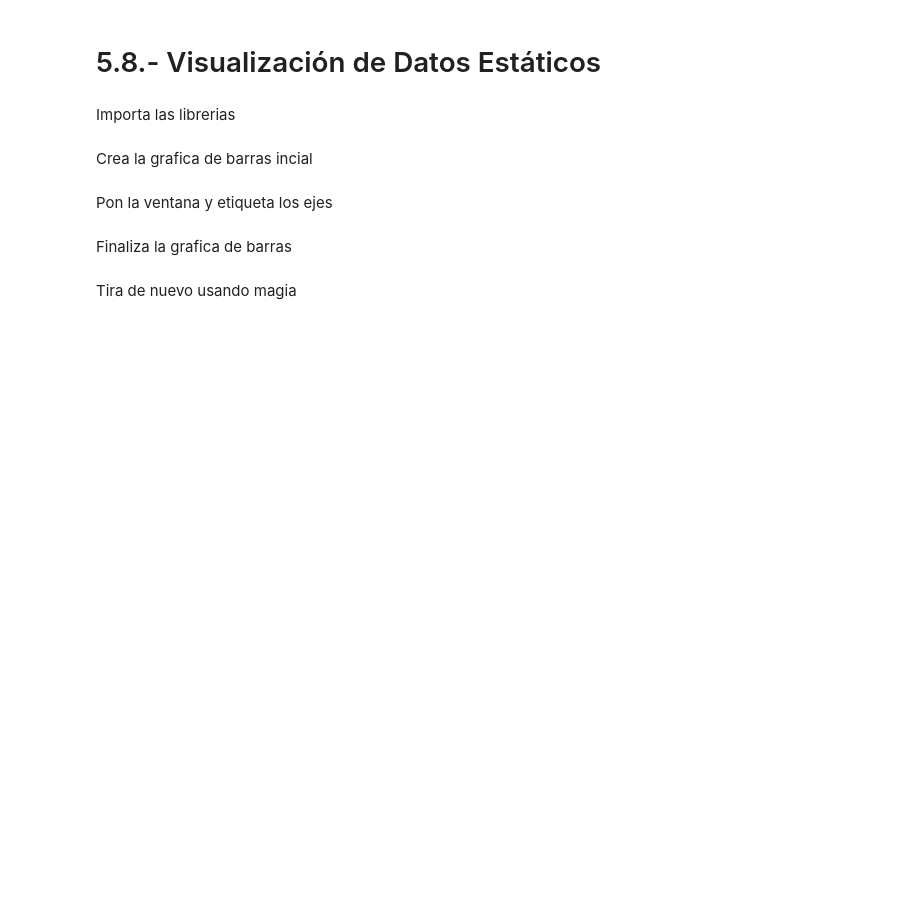
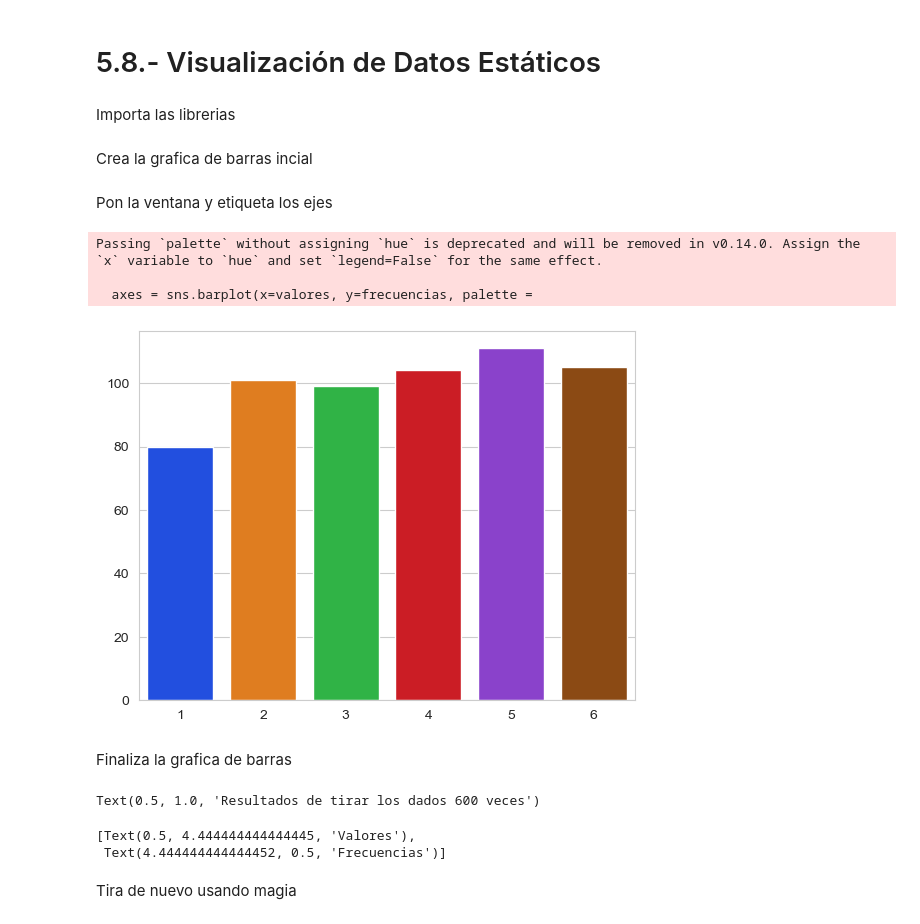
Before and after one commit to Rito-x45/6IV8_Rangel_Perez_Luis_fernando_AnalisisDeDatos, a Jupyter notebook: Cuadernos de Trabajo/5.-Listas y Tuplas.ipynb, the cells around one changed output. Saved outputs shown, nothing was run; the diff lists cells and outputs as text; code cells hidden in the pictures; blank space fills up the shorter version.

```diff
--- a/Cuadernos de Trabajo/5.-Listas y Tuplas.ipynb
+++ b/Cuadernos de Trabajo/5.-Listas y Tuplas.ipynb
@@ -366,2 +705,7 @@ lista = [-3,5,8,4,1,-6,7,10]
 # %% [markdown]
 Arma un for que te muestre los cuadrados pares de esta lista
+# %%
+for i in lista:
+    cuadrado = i**2
+    if cuadrado % 2 == 0:
+        print(cuadrado)
@@ -409,8 +849,33 @@ Importa las librerias
 # %% [markdown]
 Crea la grafica de barras incial
+# %%
+tirosdados = [random.randrange(1,7) for i in range(600)]
+# %%
+valores, frecuencias = np.unique(tirosdados, return_counts=True)
+
+titulo = f'Resultados de tirar los dados {len(tirosdados)} veces'
 # %% [markdown]
 Pon la ventana y etiqueta los ejes
+# %%
+sns.set_style("whitegrid")
+# %%
+axes = sns.barplot(x=valores, y=frecuencias, palette =
+"bright")
+# %% [output]
+Passing `palette` without assigning `hue` is deprecated and will be removed in v0.14.0. Assign the `x` variable to `hue` and set `legend=False` for the same effect.
+
+  axes = sns.barplot(x=valores, y=frecuencias, palette =
+[figure, added]
 # %% [markdown]
 Finaliza la grafica de barras
+# %%
+axes.set_title(titulo)
+# %% [output]
+Text(0.5, 1.0, 'Resultados de tirar los dados 600 veces')
+# %%
+axes.set(xlabel="Valores", ylabel="Frecuencias")
+# %% [output]
+[Text(0.5, 4.444444444444445, 'Valores'),
+ Text(4.444444444444452, 0.5, 'Frecuencias')]
 # %% [markdown]
 Tira de nuevo usando magia
```
Also changed, not shown: parts of 126 cells of this notebook.
